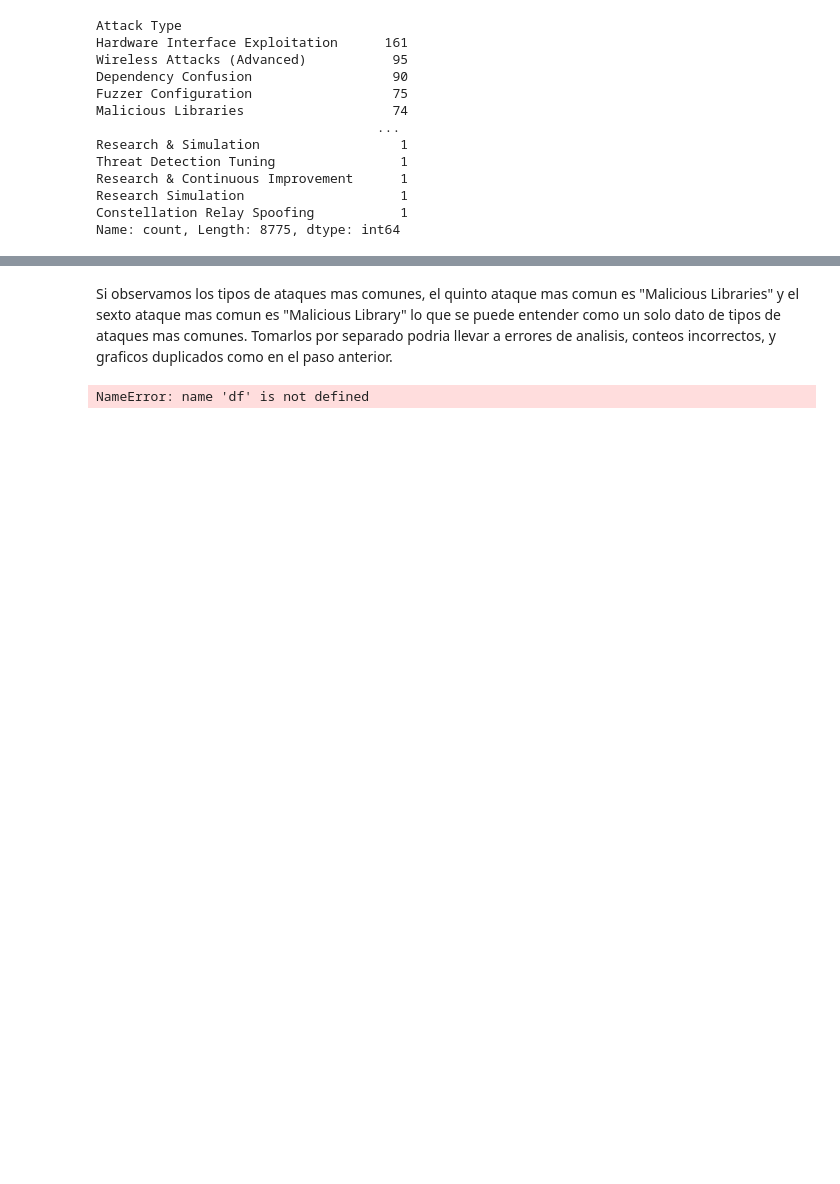
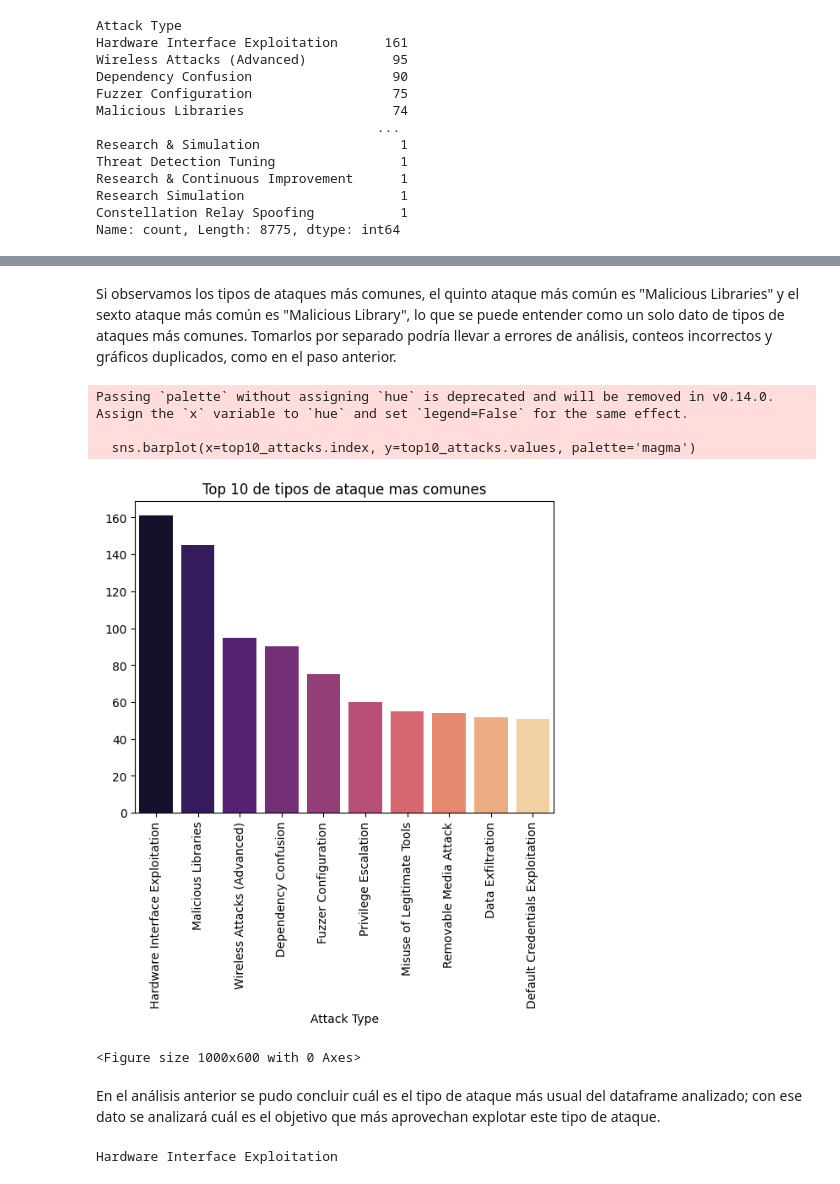
Before and after one commit to manoale97/Practica3Grupo10TratamientoDatos, a Jupyter notebook: practica3.ipynb, the cells around one changed output, grey strips where cells are left out. Saved outputs shown, nothing was run; the diff lists cells and outputs as text; code cells hidden in the pictures; blank space fills up the shorter version.

```diff
--- a/practica3.ipynb
+++ b/practica3.ipynb
@@ -216,23 +164,43 @@ NameError: name 'attack_counts' is not defined
 # %% [markdown]
-Si observamos los tipos de ataques mas comunes, el quinto ataque mas comun es "Malicious Libraries" y el sexto ataque mas comun es "Malicious Library" lo que se puede entender como un solo dato de tipos de ataques mas comunes. Tomarlos por separado podria llevar a errores de analisis, conteos incorrectos, y graficos duplicados como en el paso anterior.
+Si observamos los tipos de ataques más comunes, el quinto ataque más común es "Malicious Libraries" y el sexto ataque más común es "Malicious Library", lo que se puede entender como un solo dato de tipos de ataques más comunes. Tomarlos por separado podría llevar a errores de análisis, conteos incorrectos y gráficos duplicados, como en el paso anterior.
 # %%
 import seaborn as sns
 import matplotlib.pyplot as plt
-
-df['attack_type'] = df['attack_type'].replace({
+# Reemplaza en la columna Attack Type del dataframe la expresion 'Malicious Library' por 'Malicious Libraries'
+df['Attack Type'] = df['Attack Type'].replace({
     'Malicious Library': 'Malicious Libraries',
 })
+
+# Actualiza en variable attack_counts un conteo de los datos de la columna 'Attack Type' del Dataframe df
+attack_counts = df['Attack Type'].value_counts()
-# %% [output]
-NameError: name 'df' is not defined
 # %%
 import seaborn as sns
 import matplotlib.pyplot as plt
 
-
-
-#bottom40_attacks = attack_counts.tail(20)
-#sns.barplot(x=bottom40_attacks.index, y=bottom40_attacks.values, palette='magma')
-#plt.xticks(rotation=90)
-#plt.title("Distribución de tipos de ataque")
-#plt.figure(figsize=(10, 6))
-#plt.show()
+# Guarda en variable top10_attacks los datos de mayor valor de attacks_counts
+top10_attacks = attack_counts.head(10)
+# Asigna al eje 'x' los valores de top10_attacks y al eje 'y' la escala del total de attack_counts.
+sns.barplot(x=top10_attacks.index, y=top10_attacks.values, palette='magma')
+# Rotacion de texto del eje x.
+plt.xticks(rotation=90)
+# Titulo de grafico.
+plt.title("Top 10 de tipos de ataque mas comunes")
+# Dimension del grafico.
+plt.figure(figsize=(10, 6))
+# Muestra el grafico.
+plt.show()
+# %% [output]
+Passing `palette` without assigning `hue` is deprecated and will be removed in v0.14.0. Assign the `x` variable to `hue` and set `legend=False` for the same effect.
+
+  sns.barplot(x=top10_attacks.index, y=top10_attacks.values, palette='magma')
+[figure, added]
+<Figure size 1000x600 with 0 Axes>
+# %% [markdown]
+En el análisis anterior se pudo concluir cuál es el tipo de ataque más usual del dataframe analizado; con ese dato se analizará cuál es el objetivo que más aprovechan explotar este tipo de ataque.
+# %%
+
+# Tambien se puede obtener el tipo de ataque mas comun como texto de la siguiente forma.
+most_commom_attack = df['Attack Type'].mode()[0]
+print(most_commom_attack)
+# %% [output]
+Hardware Interface Exploitation
```
Also changed, not shown: parts of 7 cells of this notebook.
